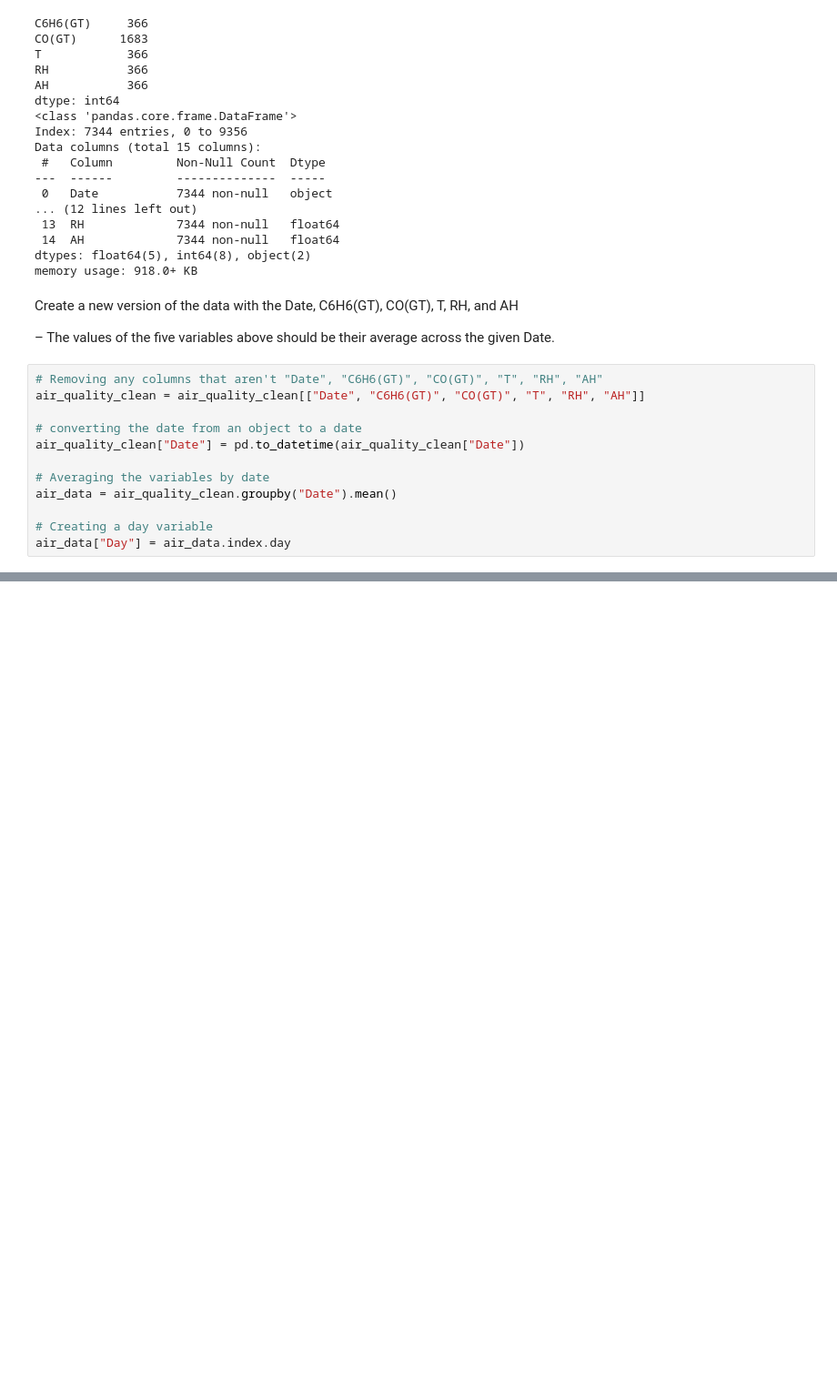
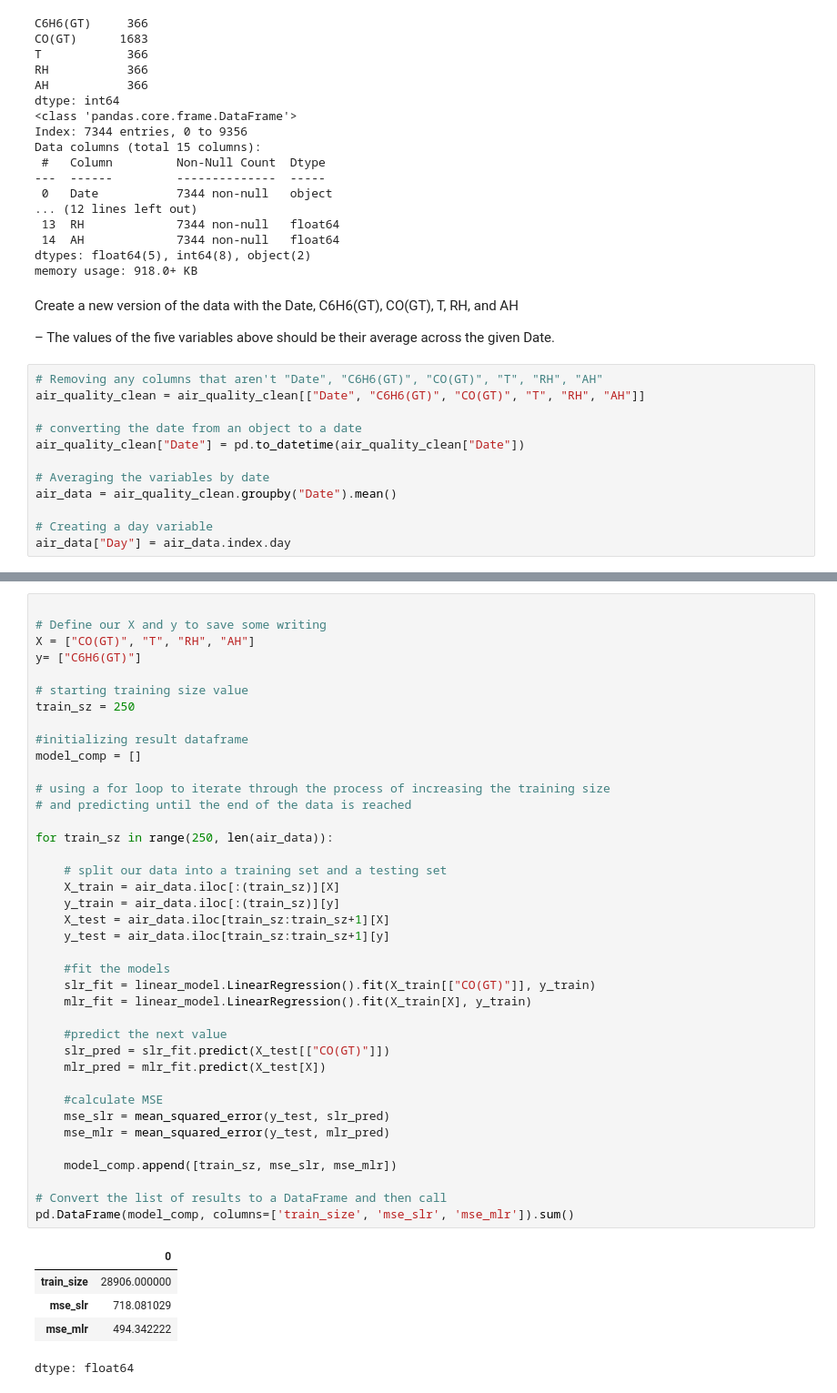
Before and after one commit to ljzier/ST-554-repo, a Jupyter notebook: Task3/Task_3.ipynb, the cells around one changed output, grey strips where cells are left out. Shown at 91% size. Drawn from its saved outputs; the diff is of its cells as text; blank space fills up the shorter version.

```diff
--- a/Task3/Task_3.ipynb
+++ b/Task3/Task_3.ipynb
@@ -153,0 +184,45 @@ plt.show()
+# %%
+
+# Define our X and y to save some writing
+X = ["CO(GT)", "T", "RH", "AH"]
+y= ["C6H6(GT)"]
+
+# starting training size value
+train_sz = 250
+
+#initializing result dataframe
+model_comp = []
+
+# using a for loop to iterate through the process of increasing the training size
+# and predicting until the end of the data is reached
+
+for train_sz in range(250, len(air_data)):
+
+    # split our data into a training set and a testing set
+    X_train = air_data.iloc[:(train_sz)][X]
+    y_train = air_data.iloc[:(train_sz)][y]
+    X_test = air_data.iloc[train_sz:train_sz+1][X]
+    y_test = air_data.iloc[train_sz:train_sz+1][y]
+
+    #fit the models
+    slr_fit = linear_model.LinearRegression().fit(X_train[["CO(GT)"]], y_train)
+    mlr_fit = linear_model.LinearRegression().fit(X_train[X], y_train)
+
+    #predict the next value
+    slr_pred = slr_fit.predict(X_test[["CO(GT)"]])
+    mlr_pred = mlr_fit.predict(X_test[X])
+
+    #calculate MSE
+    mse_slr = mean_squared_error(y_test, slr_pred)
+    mse_mlr = mean_squared_error(y_test, mlr_pred)
+
+    model_comp.append([train_sz, mse_slr, mse_mlr])
+
+# Convert the list of results to a DataFrame and then call
+pd.DataFrame(model_comp, columns=['train_size', 'mse_slr', 'mse_mlr']).sum()
+# %% [output]
+|  | 0 |
+| train_size | 28906.000000 |
+| mse_slr | 718.081029 |
+| mse_mlr | 494.342222 |
+dtype: float64
```
Also changed, not shown: parts of 7 cells of this notebook.
